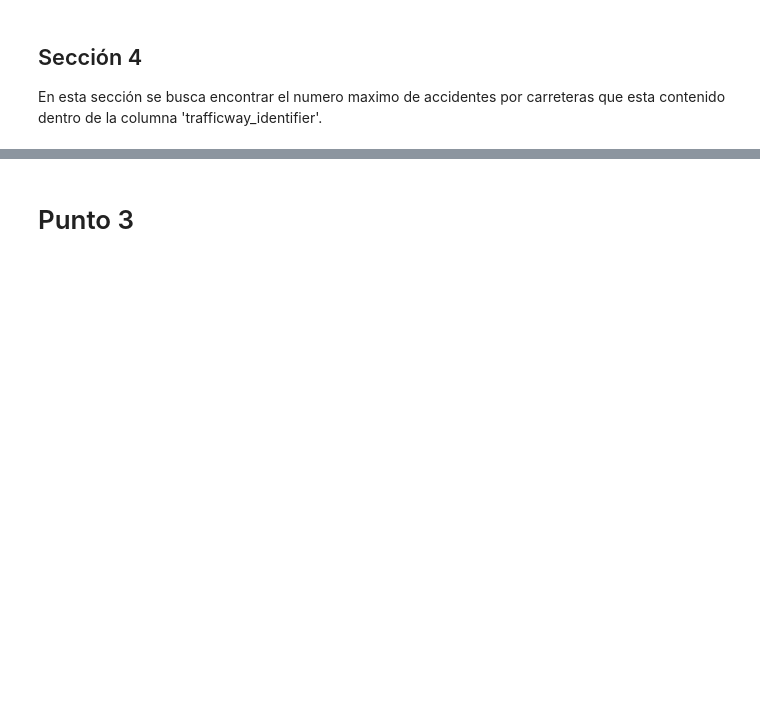
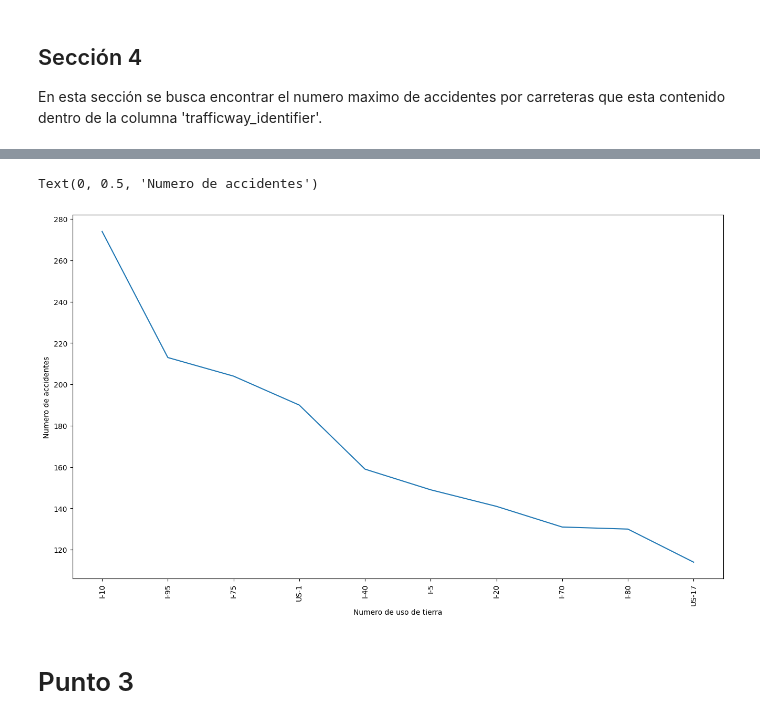
Before and after one commit to Javier-Caceres-M/Solemne-1, a Jupyter notebook: Desarrollo/Desarrollo.ipynb, the cells around one changed output, grey strips where cells are left out. Cells and saved outputs as stored; diff of their text form; code cells hidden in the pictures; blank space fills up the shorter version.

Commit message:
Se agrega Sección 4 y se corrigen errores de las secciones anteriores

```diff
--- a/Desarrollo/Desarrollo.ipynb
+++ b/Desarrollo/Desarrollo.ipynb
@@ -267,3 +312,22 @@ En esta sección se busca encontrar el numero maximo de accidentes por carretera
+# %%
+# Graficando los resultados anteriores.
+
+# Definiendo variables:
+# En este caso solamente tomamos las primeras 10 ya que son mas de 1500 carreteras.
+x = list(df['trafficway_identifier'].value_counts().keys())
+xx = x[:10]
+
+y = list(df['trafficway_identifier'].value_counts())
+yy = y[:10]
+
+# Generando la grafica
+plt.plot(xx,yy)
+plt.xticks(rotation='vertical')
+plt.xlabel('Numero de uso de tierra')
+plt.ylabel('Numero de accidentes')
+# %% [output]
+Text(0, 0.5, 'Numero de accidentes')
+[figure, added]
 # %% [markdown]
 # Punto 3
 # %% [markdown]
```
Also changed, not shown: parts of 9 cells of this notebook.
